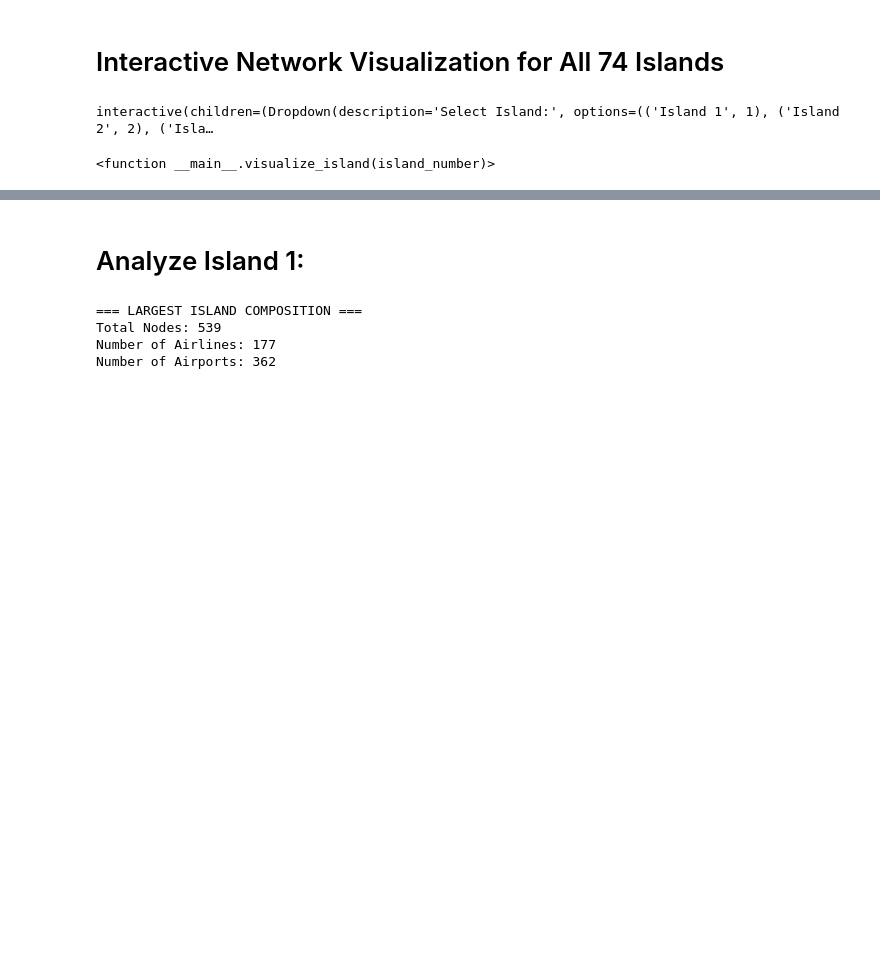
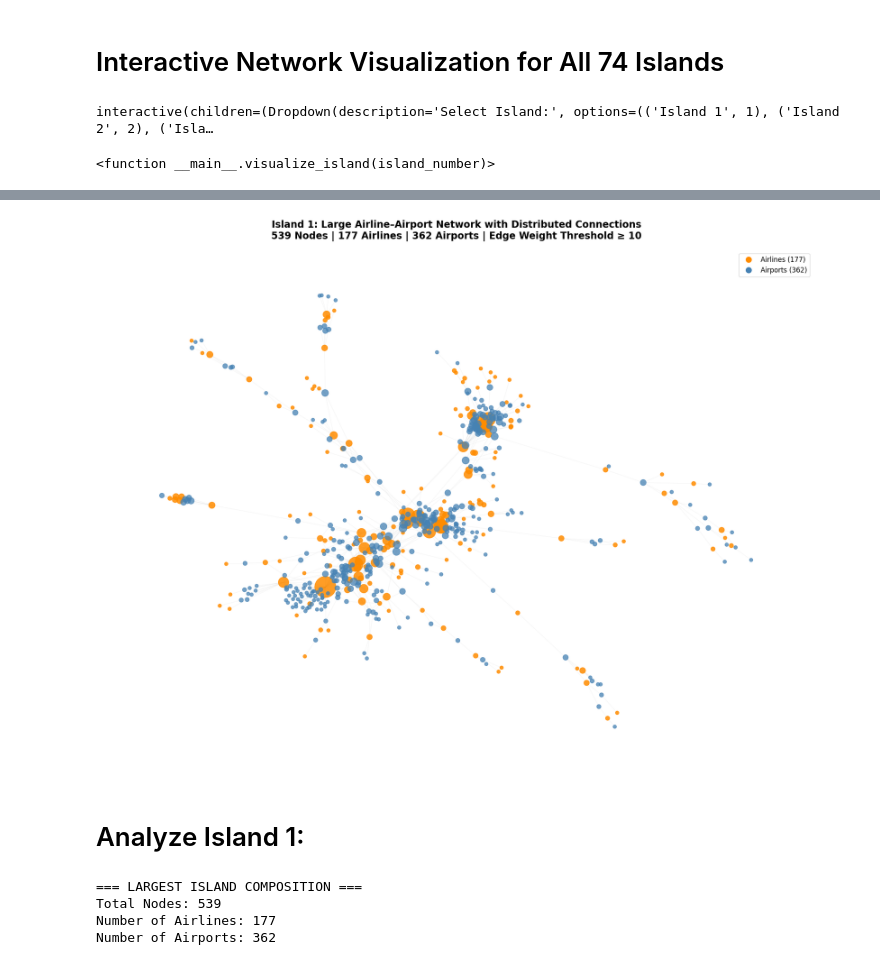
Before and after one commit to uzmabb182/Data_620_Web_Analytics, a Jupyter notebook: Week 6/Week_6_Project_2.ipynb, the cells around one changed output, grey strips where cells are left out. Cells and saved outputs as stored; diff of their text form; code cells hidden in the pictures; blank space fills up the shorter version.

Commit message:
Updates done is code for visuals

```diff
--- a/Week 6/Week_6_Project_2.ipynb
+++ b/Week 6/Week_6_Project_2.ipynb
@@ -2667,3 +2666,93 @@ interactive(children=(Dropdown(description='Select Island:', options=(('Island 1
+# %%
+import networkx as nx
+import matplotlib.pyplot as plt
+from matplotlib.lines import Line2D
+
+# Use your existing Island 1 graph
+G = largest_island_graph
+
+# Separate airlines and airports
+airline_nodes = [
+    node for node in G.nodes()
+    if node.startswith("airline_")
+]
+
+airport_nodes = [
+    node for node in G.nodes()
+    if node.startswith("airport_")
+]
+
+# Calculate degree (number of connections)
+degree = dict(G.degree())
+
+# Position nodes
+pos = nx.spring_layout(
+    G,
+    seed=42,
+    k=0.35,
+    iterations=100
+)
+
+plt.figure(figsize=(18, 14))
+
+# Draw connections
+nx.draw_networkx_edges(
+    G,
+    pos,
+    alpha=0.12,
+    width=0.5,
+    edge_color="gray"
+)
+
+# Draw airlines in orange
+nx.draw_networkx_nodes(
+    G,
+    pos,
+    nodelist=airline_nodes,
+    node_color="darkorange",
+    node_size=[degree[n] * 18 + 20 for n in airline_nodes],
+    alpha=0.85
+)
+
+# Draw airports in blue
+nx.draw_networkx_nodes(
+    G,
+    pos,
+    nodelist=airport_nodes,
+    node_color="steelblue",
+    node_size=[degree[n] * 18 + 20 for n in airport_nodes],
+    alpha=0.75
+)
+
+# Custom legend
+legend_elements = [
+    Line2D([0], [0], marker="o", color="w",
+           label="Airlines (177)",
+           markerfacecolor="darkorange", markersize=12),
+    Line2D([0], [0], marker="o", color="w",
+           label="Airports (362)",
+           markerfacecolor="steelblue", markersize=12)
+]
+
+plt.legend(
+    handles=legend_elements,
+    loc="upper right",
+    fontsize=12
+)
+
+plt.title(
+    "Island 1: Large Airline–Airport Network with Distributed Connections\n"
+    "539 Nodes | 177 Airlines | 362 Airports | Edge Weight Threshold ≥ 10",
+    fontsize=17,
+    fontweight="bold",
+    pad=20
+)
+
+plt.axis("off")
+plt.tight_layout()
+plt.show()
+# %% [output]
+[figure, added]
 # %% [markdown]
 # Analyze Island 1:
 # %%
```
Also changed, not shown: parts of 20 cells of this notebook.
